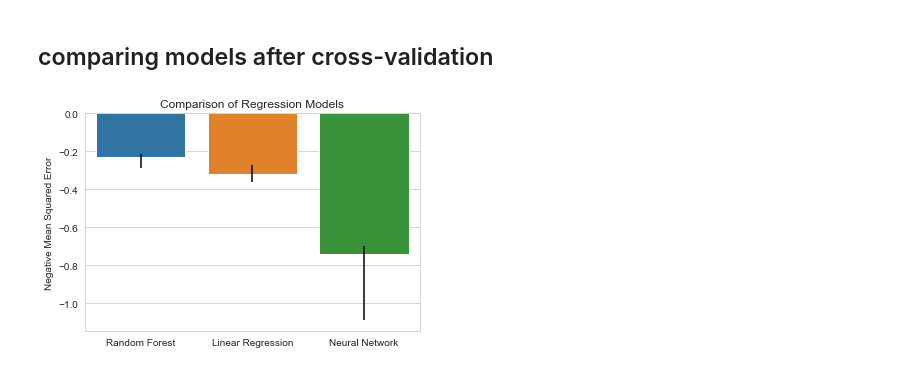
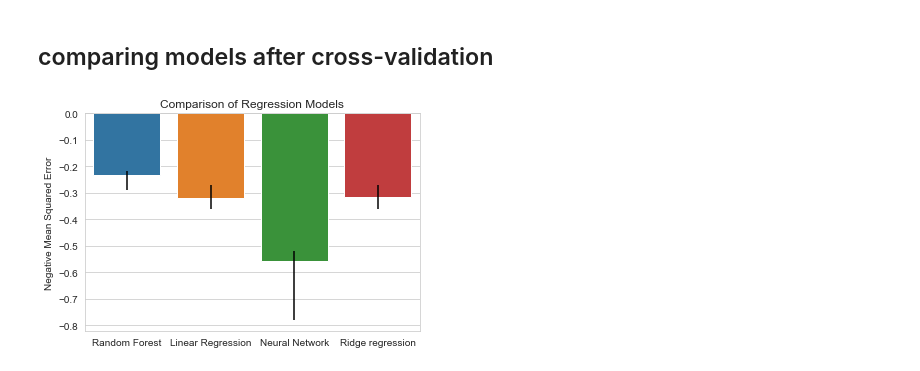
Before and after one commit to StevHenry/code-readability, a Jupyter notebook: regression_pipeline.ipynb, the cells around one changed output. Drawn from its saved outputs; the diff is of its cells as text; code cells hidden in the pictures.

Commit message:
added ridge regression

```diff
--- a/regression_pipeline.ipynb
+++ b/regression_pipeline.ipynb
@@ -134,7 +192,13 @@ def create_model():
     model = Sequential()
     model.add(Dense(64, input_shape=X_train.shape[1:], activation="relu"))
     Dropout(0.5)
+    model.add(Dense(16, activation="relu"))
+    Dropout(0.5)
     model.add(Dense(32, activation="relu"))
+    Dropout(0.5)
+    model.add(Dense(32, activation="relu"))
+    Dropout(0.5)
+    model.add(Dense(16, activation="relu"))
     Dropout(0.5)
     model.add(Dense(1))
     model.compile(loss="mean_squared_error", optimizer="adam")
@@ -167,31 +231,39 @@ Test loss: 0.8447264432907104
 # %%
 # convert the scores to absolute values
 rf_scores = np.abs(cv_scores_rf)
 lin_scores = np.abs(cv_scores_lr)
 nn_scores = np.abs(cv_scores_nn)
+rr_scores = np.abs(cv_scores_ridge)
 
 # compute the summary statistics for each model
 rf_median = np.median(cv_scores_rf)
 rf_min = np.min(cv_scores_rf)
 rf_max = np.max(cv_scores_rf)
+
 
 lin_median = np.median(cv_scores_lr)
 lin_min = np.min(cv_scores_lr)
 lin_max = np.max(cv_scores_lr)
 
 nn_median = np.median(cv_scores_nn)
 nn_min = np.min(cv_scores_nn)
 nn_max = np.max(cv_scores_nn)
 
+rr_median = np.median(cv_scores_ridge)
+rr_min = np.min(cv_scores_ridge)
+rr_max = np.max(cv_scores_ridge)
+
 # create a barplot of the results
-sns.set_style('whitegrid')
-sns.barplot(x=['Random Forest', 'Linear Regression', 'Neural Network'],
-            y=[rf_median, lin_median, nn_median],
-            yerr=[[rf_median - rf_min, lin_median - lin_min, nn_median - nn_min],
-                  [rf_max - rf_median, lin_max - lin_median, nn_max - nn_median]],
-            capsize=10)
+sns.barplot(
+    x=['Random Forest', 'Linear Regression', 'Neural Network', 'Ridge regression'],
+    y=[rf_median, lin_median, nn_median, rr_median],
+    yerr=np.array([        [rf_median - rf_min, lin_median - lin_min, nn_median - nn_min, rr_median - rr_min],
+        [rf_max - rf_median, lin_max - lin_median, nn_max - nn_median, rr_max - rr_median]
+    ]),
+    capsize=10
+)
 plt.title('Comparison of Regression Models')
 plt.ylabel('Negative Mean Squared Error')
 plt.show()
 # %% [output]
-[figure, old version]
+[figure, new version]
```
Also changed, not shown: parts of 6 cells of this notebook.
